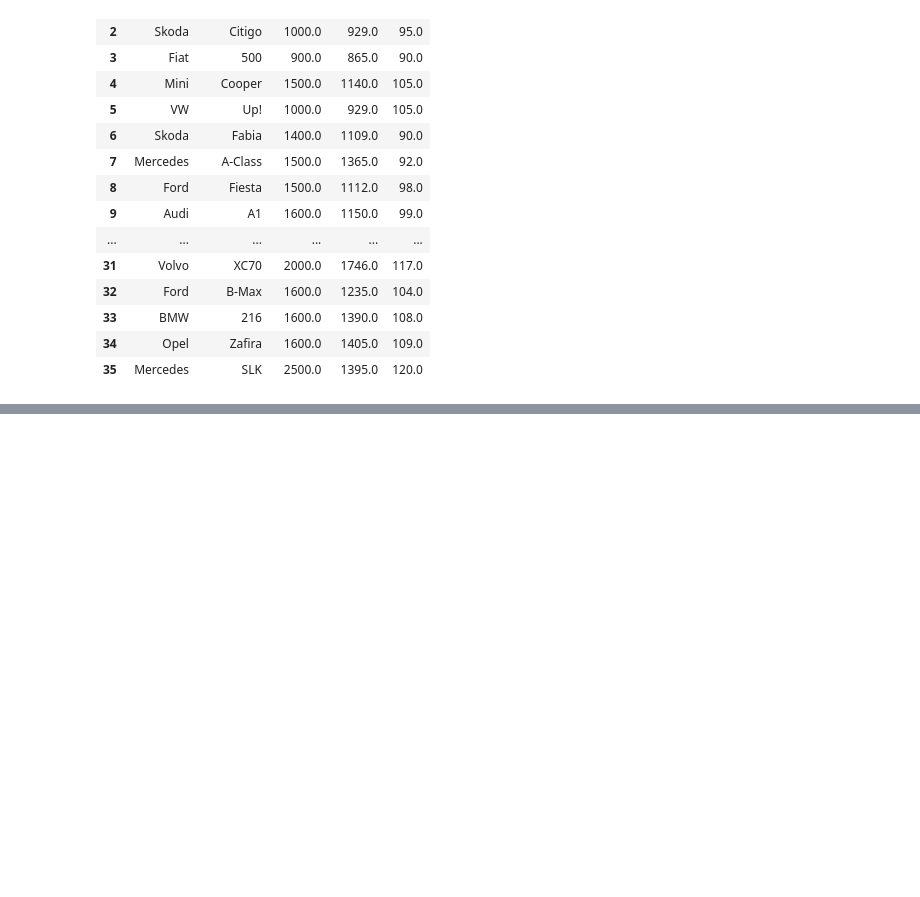
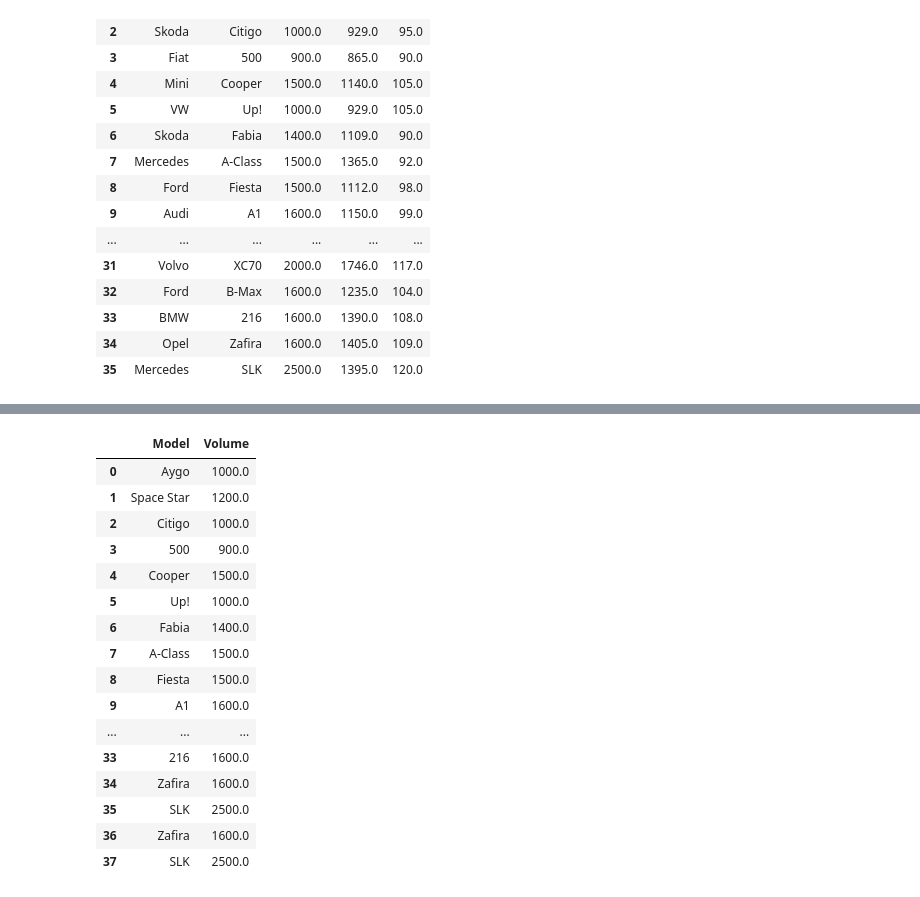
Before and after one commit to Janvi-Ashara/Machine-Learning, a Jupyter notebook: My_data_processing.ipynb, the cells around one changed output, grey strips where cells are left out. Saved outputs shown, nothing was run; the diff lists cells and outputs as text; code cells hidden in the pictures; blank space fills up the shorter version.

```diff
--- a/My_data_processing.ipynb
+++ b/My_data_processing.ipynb
@@ -219,0 +240,20 @@ df.drop_duplicates()
+# %%
+df[['Model','Volume']]
+# %% [output]
+|  | Model | Volume |
+| 0 | Aygo | 1000.0 |
+| 1 | Space Star | 1200.0 |
+| 2 | Citigo | 1000.0 |
+| 3 | 500 | 900.0 |
+| 4 | Cooper | 1500.0 |
+| 5 | Up! | 1000.0 |
+| 6 | Fabia | 1400.0 |
+| 7 | A-Class | 1500.0 |
+| 8 | Fiesta | 1500.0 |
+| 9 | A1 | 1600.0 |
+| ... | ... | ... |
+| 33 | 216 | 1600.0 |
+| 34 | Zafira | 1600.0 |
+| 35 | SLK | 2500.0 |
+| 36 | Zafira | 1600.0 |
+| 37 | SLK | 2500.0 |
```
Also changed, not shown: parts of 7 cells of this notebook, 1 other file.
